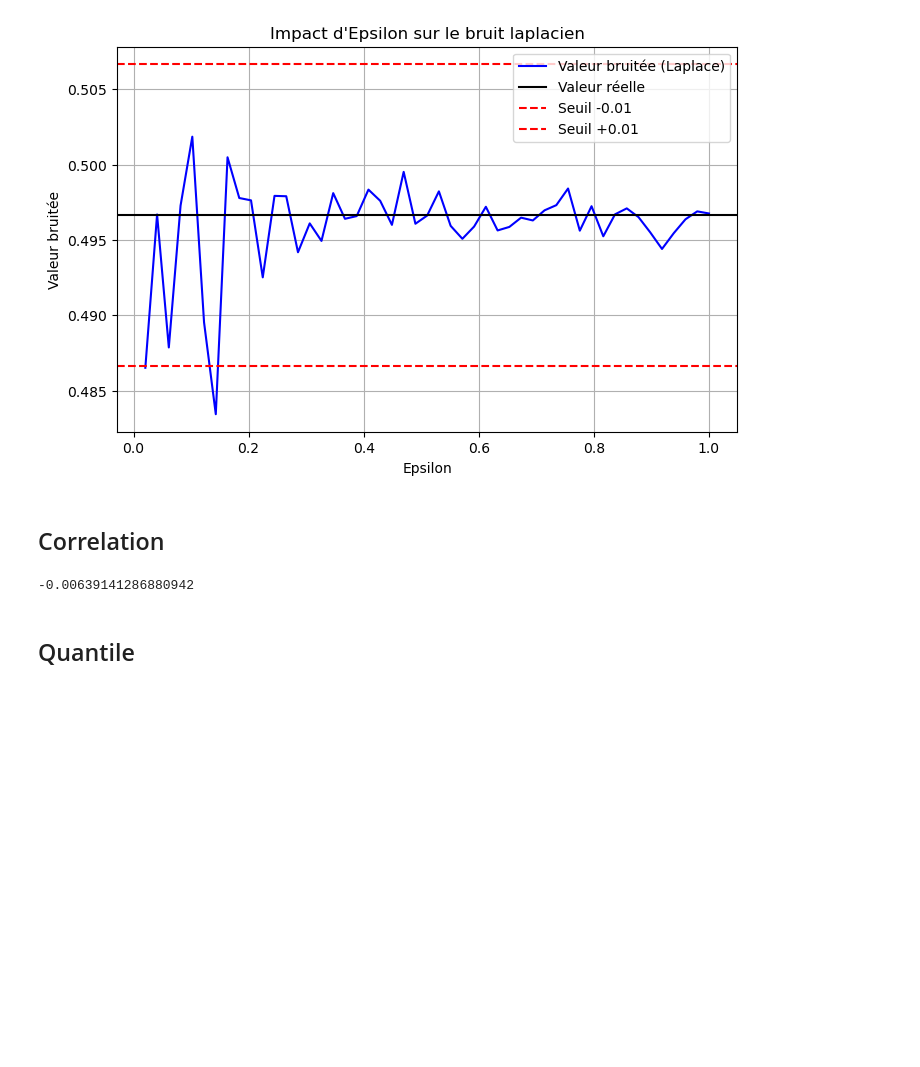
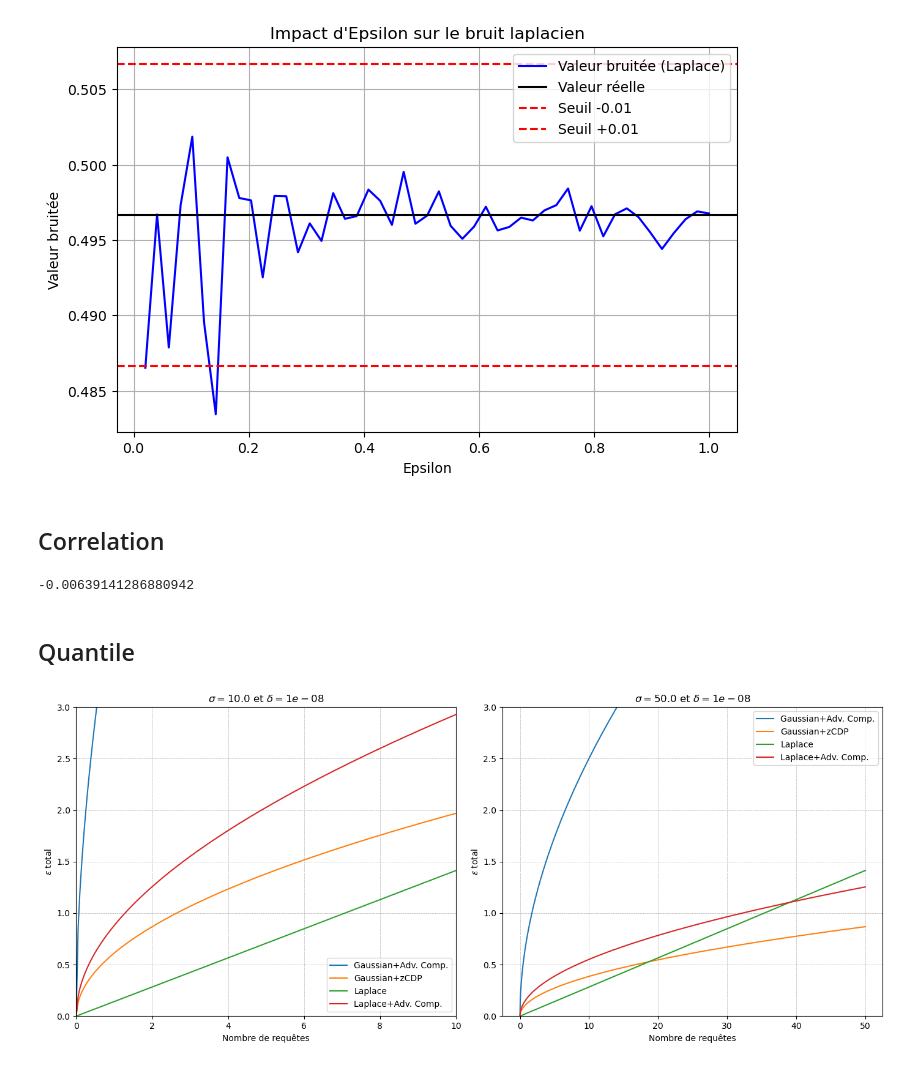
Before and after one commit to StuartBenoliel/Stage_3A, a Jupyter notebook: Didacticiel.ipynb, the cells around one changed output. Saved outputs shown, nothing was run; the diff lists cells and outputs as text; code cells hidden in the pictures; blank space fills up the shorter version.

```diff
--- a/Didacticiel.ipynb
+++ b/Didacticiel.ipynb
@@ -756,3 +756,77 @@ X = np.sort(np.random.rand(100))  # Exemple de données triées
 epsilon = 0.5  # Paramètre de confidentialité
 delta_uQ = 2  # Plage de l'intervalle
 n = np.arange(len(X))
+# %%
+import numpy as np
+import matplotlib.pyplot as plt
+from scipy.stats import norm
+
+# Paramètres
+delta = 1e-8
+xs = np.linspace(0, 50, 1000)
+
+# Cas sigma = 10
+sigma_1 = 10.0
+gauss_eps_1 = np.sqrt(2 * np.log(1.25 / delta)) / sigma_1
+ys_gauss_adv_1 = [
+    gauss_eps_1 * np.sqrt(2 * k * np.log(1 / delta)) + k * gauss_eps_1 * (np.exp(gauss_eps_1) - 1)
+    for k in xs
+]
+rho_1 = 1 / (2 * sigma_1**2)
+ys_gauss_zcdp_1 = [(k * rho_1) + 2 * np.sqrt((k * rho_1) * np.log(1 / delta)) for k in xs]
+lap_eps_1 = np.sqrt(2) / sigma_1
+ys_lap_1 = [k * lap_eps_1 for k in xs]
+ys_lap_adv_1 = [
+    lap_eps_1 * np.sqrt(2 * k * np.log(1 / delta)) + k * lap_eps_1 * (np.exp(lap_eps_1) - 1)
+    for k in xs
+]
+
+# Cas sigma = 50
+sigma_2 = 50.0
+gauss_eps_2 = np.sqrt(2 * np.log(1.25 / delta)) / sigma_2
+ys_gauss_adv_2 = [
+    gauss_eps_2 * np.sqrt(2 * k * np.log(1 / delta)) + k * gauss_eps_2 * (np.exp(gauss_eps_2) - 1)
+    for k in xs
+]
+rho_2 = 1 / (2 * sigma_2**2)
+ys_gauss_zcdp_2 = [(k * rho_2) + 2 * np.sqrt((k * rho_2) * np.log(1 / delta)) for k in xs]
+lap_eps_2 = np.sqrt(2) / sigma_2
+ys_lap_2 = [k * lap_eps_2 for k in xs]
+ys_lap_adv_2 = [
+    lap_eps_2 * np.sqrt(2 * k * np.log(1 / delta)) + k * lap_eps_2 * (np.exp(lap_eps_2) - 1)
+    for k in xs
+]
+
+# Création des graphiques côte à côte
+fig, axs = plt.subplots(1, 2, figsize=(14, 6))
+
+# Graphique pour sigma = 10
+axs[0].plot(xs, ys_gauss_adv_1, label="Gaussian+Adv. Comp.")
+axs[0].plot(xs, ys_gauss_zcdp_1, label="Gaussian+zCDP")
+axs[0].plot(xs, ys_lap_1, label="Laplace")
+axs[0].plot(xs, ys_lap_adv_1, label="Laplace+Adv. Comp.")
+axs[0].set_xlabel('Nombre de requêtes')
+axs[0].set_xlim(0, 10)
+axs[0].set_ylabel(r'$\epsilon$ total')
+axs[0].set_ylim(0, 3.0)
+axs[0].set_title(rf'$\sigma={sigma_1}$ et $\delta={delta}$')
+axs[0].legend()
+axs[0].grid(True, linestyle='--', linewidth=0.5)
+
+# Graphique pour sigma = 50
+axs[1].plot(xs, ys_gauss_adv_2, label="Gaussian+Adv. Comp.")
+axs[1].plot(xs, ys_gauss_zcdp_2, label="Gaussian+zCDP")
+axs[1].plot(xs, ys_lap_2, label="Laplace")
+axs[1].plot(xs, ys_lap_adv_2, label="Laplace+Adv. Comp.")
+axs[1].set_xlabel('Nombre de requêtes')
+axs[1].set_ylabel(r'$\epsilon$ total')
+axs[1].set_ylim(0, 3.0)
+axs[1].set_title(rf'$\sigma={sigma_2}$ et $\delta={delta}$')
+axs[1].legend()
+axs[1].grid(True, linestyle='--', linewidth=0.5)
+
+# Affichage
+plt.tight_layout()
+plt.show()
+# %% [output]
+[figure, added]
```
Also changed, not shown: parts of 5 cells of this notebook.
